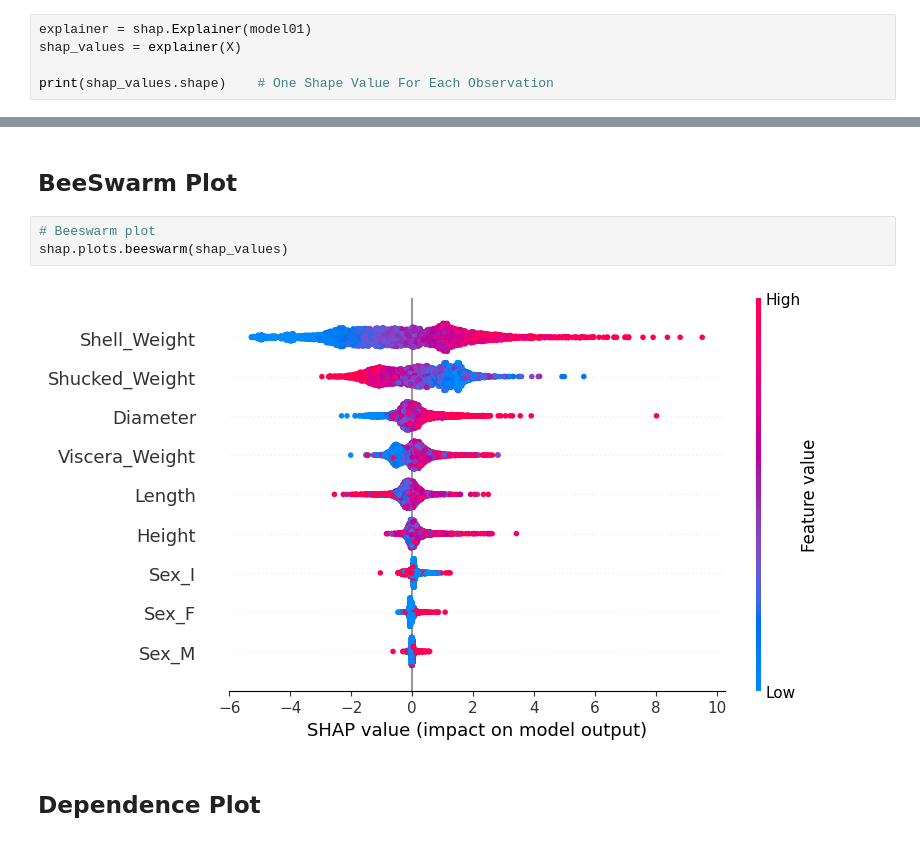
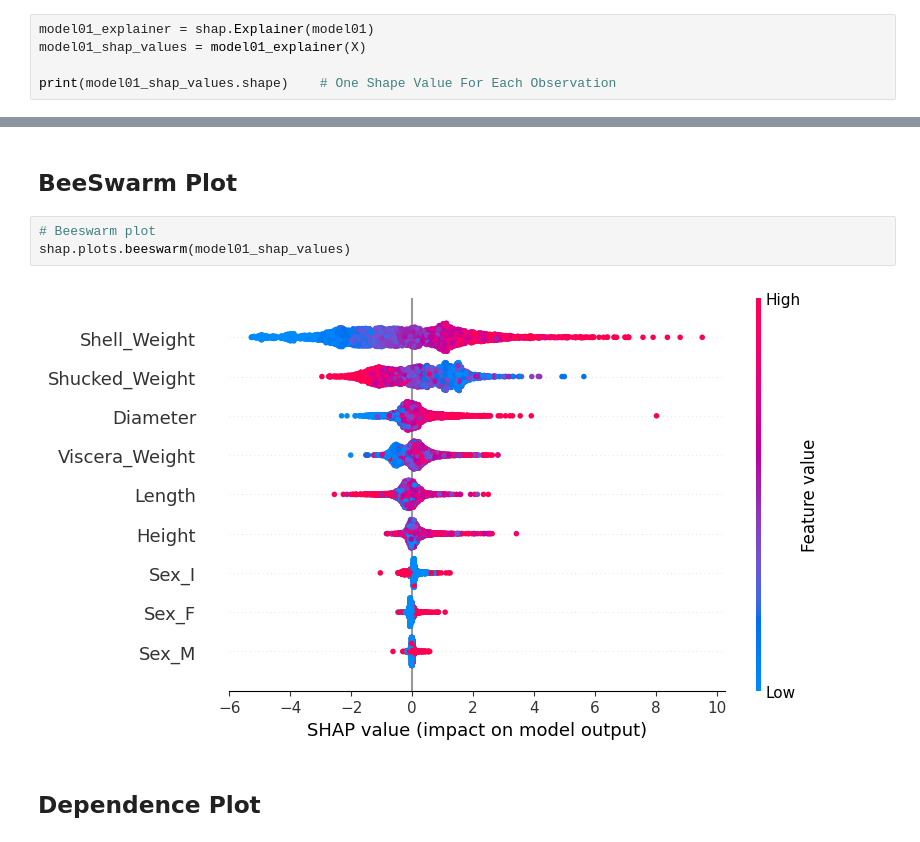
Before and after one commit to akshayyewle/Machine-Learning, a Jupyter notebook: 16 SHAP Introduction With Python/SHAP For Regression Models.ipynb, the cells around one changed output, grey strips where cells are left out. Drawn from its saved outputs; the diff is of its cells as text.

```diff
--- a/16 SHAP Introduction With Python/SHAP For Regression Models.ipynb
+++ b/16 SHAP Introduction With Python/SHAP For Regression Models.ipynb
@@ -185,10 +182,10 @@ plt.show()
 # %% [markdown]
 ## **Get Shap Values**
 # %%
-explainer = shap.Explainer(model01)
-shap_values = explainer(X)
+model01_explainer = shap.Explainer(model01)
+model01_shap_values = model01_explainer(X)
 
-print(shap_values.shape)    # One Shape Value For Each Observation
+print(model01_shap_values.shape)    # One Shape Value For Each Observation
 # %% [output]
 (4177, 9)
 # %% [markdown]
@@ -219,8 +216,8 @@ shap.plots.bar(shap_values)
 ## **BeeSwarm Plot**
 # %%
 # Beeswarm plot
-shap.plots.beeswarm(shap_values)
+shap.plots.beeswarm(model01_shap_values)
 # %% [output]
-[figure, old version]
+[figure, new version]
 # %% [markdown]
 ## **Dependence Plot**
```
Also changed, not shown: parts of 20 cells of this notebook.
